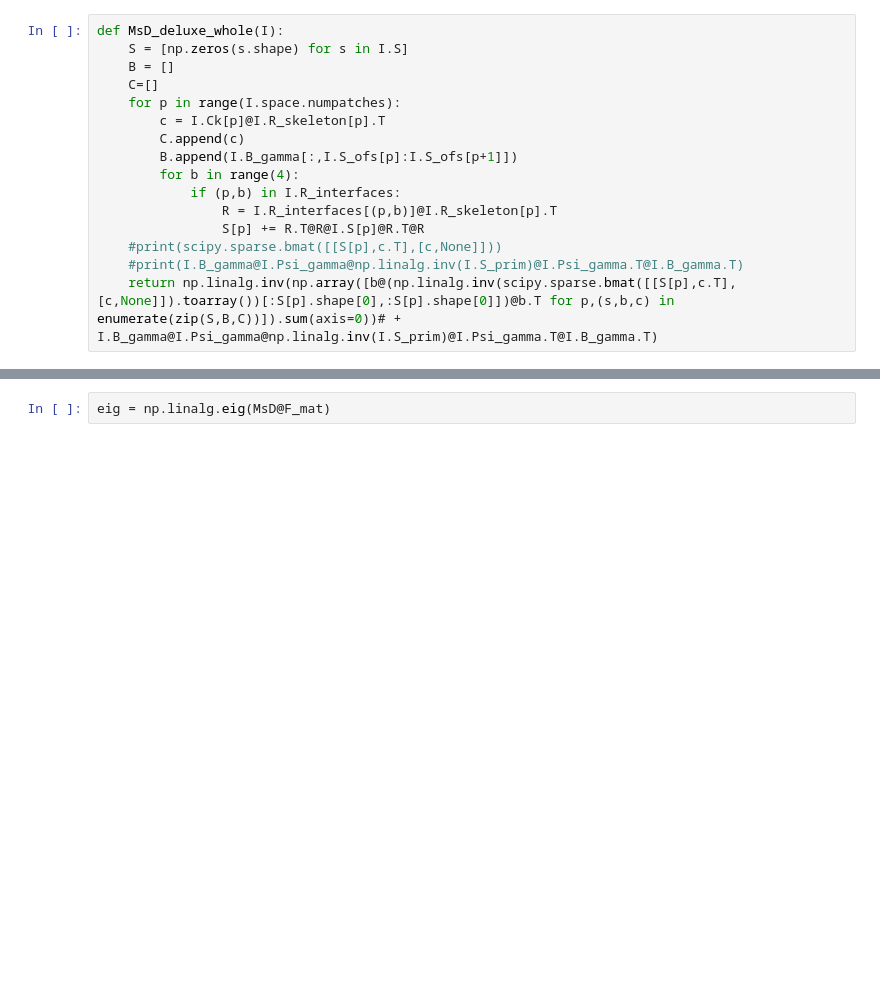
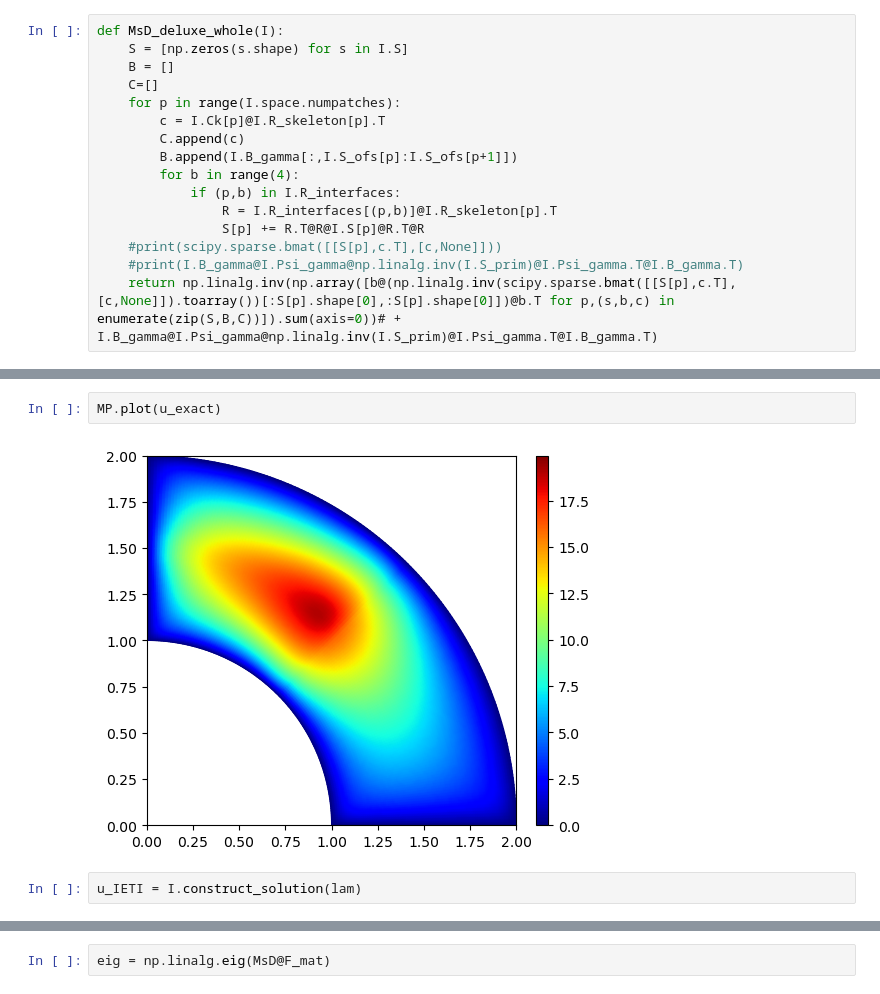
Before and after one commit to Stefan714/pyiga, a Jupyter notebook: notebooks/IETI.ipynb, the cells around one changed output, grey strips where cells are left out. Saved outputs shown, nothing was run; the diff lists cells and outputs as text; blank space fills up the shorter version.

```diff
--- a/notebooks/IETI.ipynb
+++ b/notebooks/IETI.ipynb
@@ -668,0 +692,6 @@ pcg with preconditioned condition number κ ~ 4.311528162662943 stopped after 9
+# %%
+MP.plot(u_exact)
+# %% [output]
+[figure, added]
+# %%
+u_IETI = I.construct_solution(lam)
```
Also changed, not shown: parts of 11 cells of this notebook.
